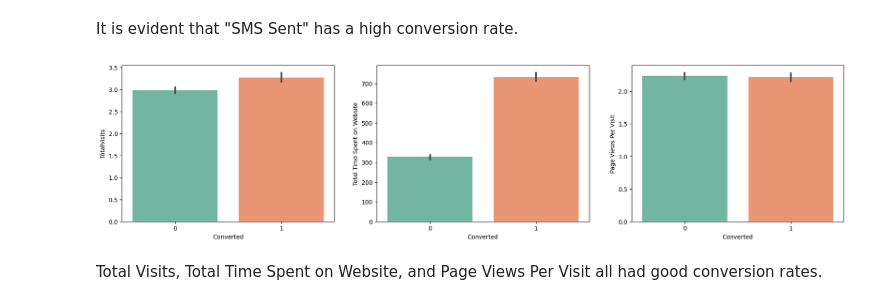
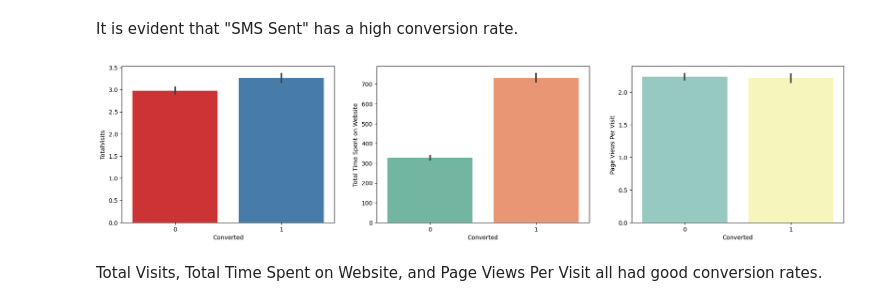
Before and after one commit to pranit94/lead_scoring_assignment, a Jupyter notebook: Lead_scoring.ipynb, the cells around one changed output. Drawn from its saved outputs; the diff is of its cells as text; code cells hidden in the pictures.

```diff
--- a/Lead_scoring.ipynb
+++ b/Lead_scoring.ipynb
@@ -440,11 +432,9 @@ leadsInfo.describe(percentiles=[.25,.5,.75,.90,.95,.99])
 | 99% | 659592.80000 | 1.000000 | 13.000000 | 1839.600000 | 9.000000 |
 | max | 660737.00000 | 1.000000 | 16.000000 | 2272.000000 | 16.000000 |
 # %%
-# Removing values beyond 99% for page Views Per Visit
-
-quartile_visits_page = leadsInfo['Page Views Per Visit'].quantile(0.99)
-leadsInfo = leadsInfo[leadsInfo["Page Views Per Visit"] < quartile_visits_page]
-leadsInfo["Page Views Per Visit"].describe(percentiles=[.25,.5,.75,.90,.95,.99])
+quartile_visits_page = LsInfo['Page Views Per Visit'].quantile(0.99)
+LsInfo = LsInfo[LsInfo["Page Views Per Visit"] < quartile_visits_page]
+LsInfo["Page Views Per Visit"].describe(percentiles=[.25,.5,.75,.90,.95,.99])
 # %% [output]
 count    9029.000000
 mean        2.226383
@@ -581,5 +569,5 @@ plt.show()
 # %% [markdown]
 It is safe to remove the "Newspaper Article" column as it currently only has one value for every row, "No".
 # %%
-leadsInfo = leadsInfo.drop(['Newspaper Article'], axis=1)
+LsInfo = LsInfo.drop(['Newspaper Article'], axis=1)
 # %%
@@ -594,7 +582,7 @@ plt.show()
 # %% [markdown]
 It is safe to remove the "X Education Forums" column as it currently only contains the value "No" for every entry.
 # %%
-# Dropping X Education Forum column
+# Drop X Education
 
-leadsInfo = leadsInfo.drop(['X Education Forums'], axis=1)
+LsInfo = LsInfo.drop(['X Education Forums'], axis=1)
 # %%
@@ -611,5 +599,5 @@ We can safely remove the Newspaper column as it only contains one row with the v
 # %%
 # Drop Newspaper column
 
-leadsInfo = leadsInfo.drop(['Newspaper'], axis=1)
+LsInfo = LsInfo.drop(['Newspaper'], axis=1)
 # %%
@@ -661,14 +649,14 @@ It is evident that "SMS Sent" has a high conversion rate.
 # %%
 plt.figure(figsize=(22,22))
 plt.subplot(4,3,1)
-sns.barplot(y = 'TotalVisits', x='Converted', palette='Set2', data = leadsInfo)
+sns.barplot(y = 'TotalVisits', x='Converted', palette='Set1', data = LsInfo)
 plt.subplot(4,3,2)
-sns.barplot(y = 'Total Time Spent on Website', x='Converted', palette='Set2', data = leadsInfo)
+sns.barplot(y = 'Total Time Spent on Website', x='Converted', palette='Set2', data = LsInfo)
 plt.subplot(4,3,3)
-sns.barplot(y = 'Page Views Per Visit', x='Converted', palette='Set2', data = leadsInfo)
+sns.barplot(y = 'Page Views Per Visit', x='Converted', palette='Set3', data = LsInfo)
 plt.show()
 # %% [output]
-[figure, old version]
+[figure, new version]
 # %% [markdown]
 Total Visits, Total Time Spent on Website, and Page Views Per Visit all had good conversion rates.
 # %% [markdown]
```
Also changed, not shown: parts of 94 cells of this notebook, 3 other files.
